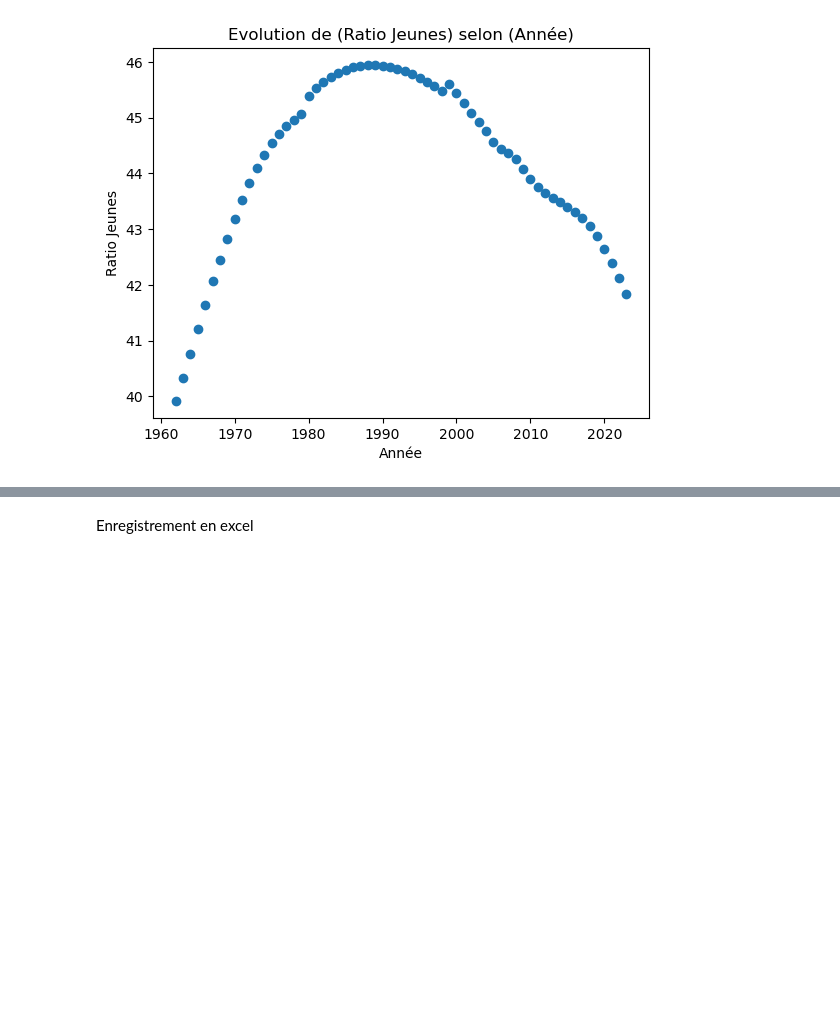
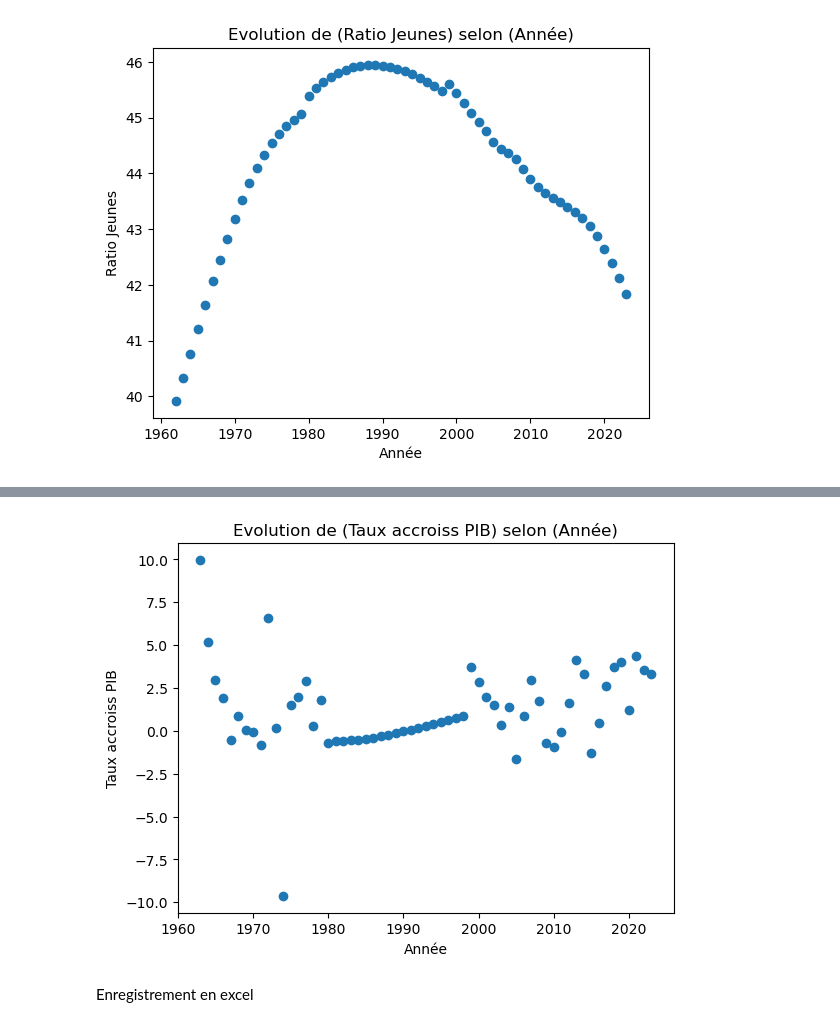
Before and after one commit to FidTCHANDO/ANIP_Challenge1, a Jupyter notebook: Tache_2_Tchando_SikaFidele_Notebook_JJMM.ipynb, the cells around one changed output, grey strips where cells are left out. Cells and saved outputs as stored; diff of their text form; code cells hidden in the pictures; blank space fills up the shorter version.

```diff
--- a/Tache_2_Tchando_SikaFidele_Notebook_JJMM.ipynb
+++ b/Tache_2_Tchando_SikaFidele_Notebook_JJMM.ipynb
@@ -221,3 +233,7 @@ nuage_de_points(x="Année", y="Ratio Jeunes", donnees=update_benin_df)
+# %%
+nuage_de_points(x="Année", y="Taux accroiss PIB", donnees=update_benin_df)
+# %% [output]
+[figure, added]
 # %% [markdown]
 Enregistrement en excel
 # %%
```
Also changed, not shown: parts of 5 cells of this notebook, 1 other file.
